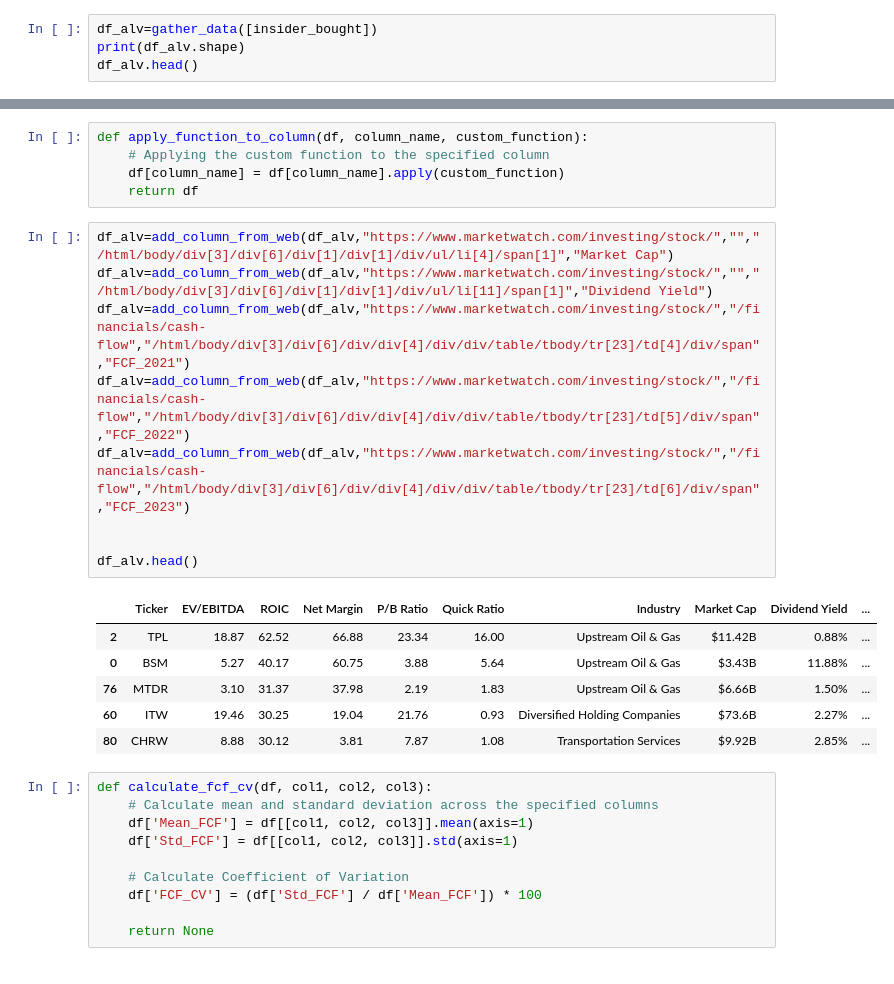
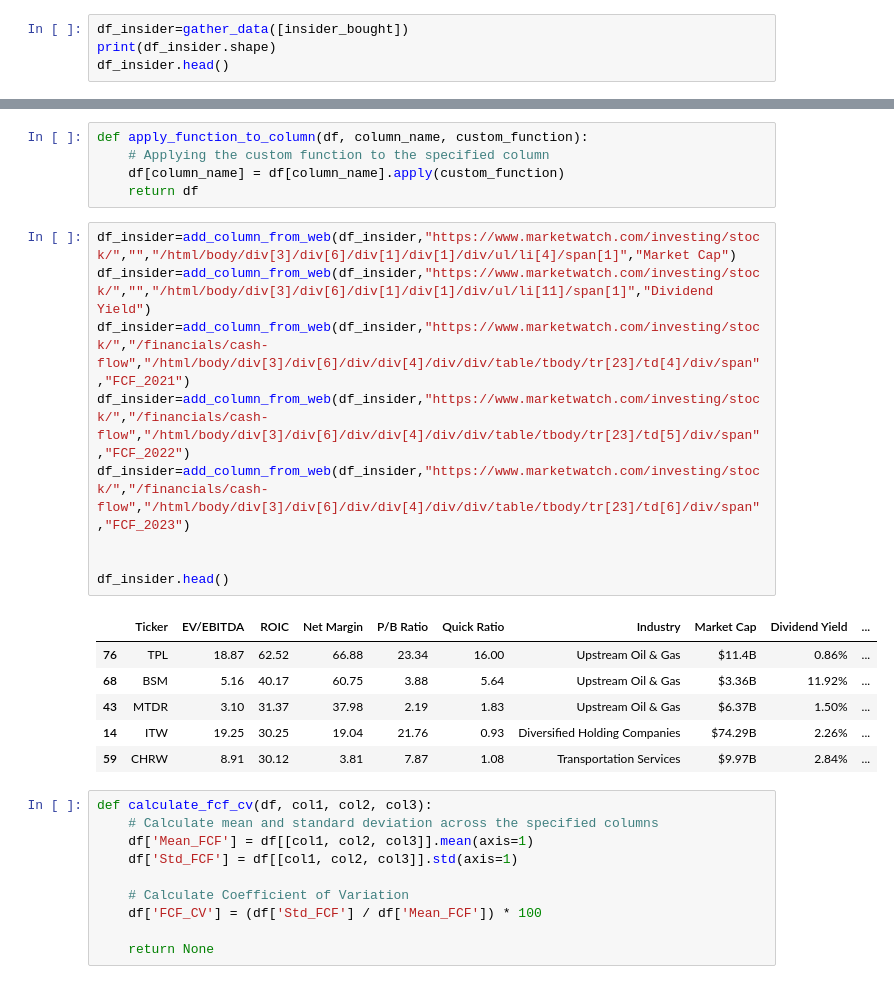
Before and after one commit to JAlvarezRomario/InsiderBuys, a Jupyter notebook: insider_buys.ipynb, the cells around one changed output, grey strips where cells are left out. Cells and saved outputs as stored; diff of their text form.

```diff
--- a/insider_buys.ipynb
+++ b/insider_buys.ipynb
@@ -257,9 +135,9 @@ insider_bought  = [
 
 insider_bought=list(set(insider_bought))
 # %%
-df_alv=gather_data([insider_bought])
-print(df_alv.shape)
-df_alv.head()
+df_insider=gather_data([insider_bought])
+print(df_insider.shape)
+df_insider.head()
 # %% [output]
 (66, 7)
 |  | Ticker | EV/EBITDA | ROIC | Net Margin | P/B Ratio | Quick Ratio | Industry |
@@ -305,21 +183,21 @@ def apply_function_to_column(df, column_name, custom_function):
     df[column_name] = df[column_name].apply(custom_function)
     return df
 # %%
-df_alv=add_column_from_web(df_alv,"https://www.marketwatch.com/investing/stock/","","/html/body/div[3]/div[6]/div[1]/div[1]/div/ul/li[4]/span[1]","Market Cap")
-df_alv=add_column_from_web(df_alv,"https://www.marketwatch.com/investing/stock/","","/html/body/div[3]/div[6]/div[1]/div[1]/div/ul/li[11]/span[1]","Dividend Yield")
-df_alv=add_column_from_web(df_alv,"https://www.marketwatch.com/investing/stock/","/financials/cash-flow","/html/body/div[3]/div[6]/div/div[4]/div/div/table/tbody/tr[23]/td[4]/div/span","FCF_2021")
-df_alv=add_column_from_web(df_alv,"https://www.marketwatch.com/investing/stock/","/financials/cash-flow","/html/body/div[3]/div[6]/div/div[4]/div/div/table/tbody/tr[23]/td[5]/div/span","FCF_2022")
-df_alv=add_column_from_web(df_alv,"https://www.marketwatch.com/investing/stock/","/financials/cash-flow","/html/body/div[3]/div[6]/div/div[4]/div/div/table/tbody/tr[23]/td[6]/div/span","FCF_2023")
+df_insider=add_column_from_web(df_insider,"https://www.marketwatch.com/investing/stock/","","/html/body/div[3]/div[6]/div[1]/div[1]/div/ul/li[4]/span[1]","Market Cap")
+df_insider=add_column_from_web(df_insider,"https://www.marketwatch.com/investing/stock/","","/html/body/div[3]/div[6]/div[1]/div[1]/div/ul/li[11]/span[1]","Dividend Yield")
+df_insider=add_column_from_web(df_insider,"https://www.marketwatch.com/investing/stock/","/financials/cash-flow","/html/body/div[3]/div[6]/div/div[4]/div/div/table/tbody/tr[23]/td[4]/div/span","FCF_2021")
+df_insider=add_column_from_web(df_insider,"https://www.marketwatch.com/investing/stock/","/financials/cash-flow","/html/body/div[3]/div[6]/div/div[4]/div/div/table/tbody/tr[23]/td[5]/div/span","FCF_2022")
+df_insider=add_column_from_web(df_insider,"https://www.marketwatch.com/investing/stock/","/financials/cash-flow","/html/body/div[3]/div[6]/div/div[4]/div/div/table/tbody/tr[23]/td[6]/div/span","FCF_2023")
 
 
-df_alv.head()
+df_insider.head()
 # %% [output]
 |  | Ticker | EV/EBITDA | ROIC | Net Margin | P/B Ratio | Quick Ratio | Industry | Market Cap | Dividend Yield | ... |
-| 2 | TPL | 18.87 | 62.52 | 66.88 | 23.34 | 16.00 | Upstream Oil & Gas | $11.42B | 0.88% | ... |
-| 0 | BSM | 5.27 | 40.17 | 60.75 | 3.88 | 5.64 | Upstream Oil & Gas | $3.43B | 11.88% | ... |
-| 76 | MTDR | 3.10 | 31.37 | 37.98 | 2.19 | 1.83 | Upstream Oil & Gas | $6.66B | 1.50% | ... |
-| 60 | ITW | 19.46 | 30.25 | 19.04 | 21.76 | 0.93 | Diversified Holding Companies | $73.6B | 2.27% | ... |
-| 80 | CHRW | 8.88 | 30.12 | 3.81 | 7.87 | 1.08 | Transportation Services | $9.92B | 2.85% | ... |
+| 76 | TPL | 18.87 | 62.52 | 66.88 | 23.34 | 16.00 | Upstream Oil & Gas | $11.4B | 0.86% | ... |
+| 68 | BSM | 5.16 | 40.17 | 60.75 | 3.88 | 5.64 | Upstream Oil & Gas | $3.36B | 11.92% | ... |
+| 43 | MTDR | 3.10 | 31.37 | 37.98 | 2.19 | 1.83 | Upstream Oil & Gas | $6.37B | 1.50% | ... |
+| 14 | ITW | 19.25 | 30.25 | 19.04 | 21.76 | 0.93 | Diversified Holding Companies | $74.29B | 2.26% | ... |
+| 59 | CHRW | 8.91 | 30.12 | 3.81 | 7.87 | 1.08 | Transportation Services | $9.97B | 2.84% | ... |
 # %%
 def calculate_fcf_cv(df, col1, col2, col3):
     # Calculate mean and standard deviation across the specified columns
```
Also changed, not shown: parts of 12 cells of this notebook.
